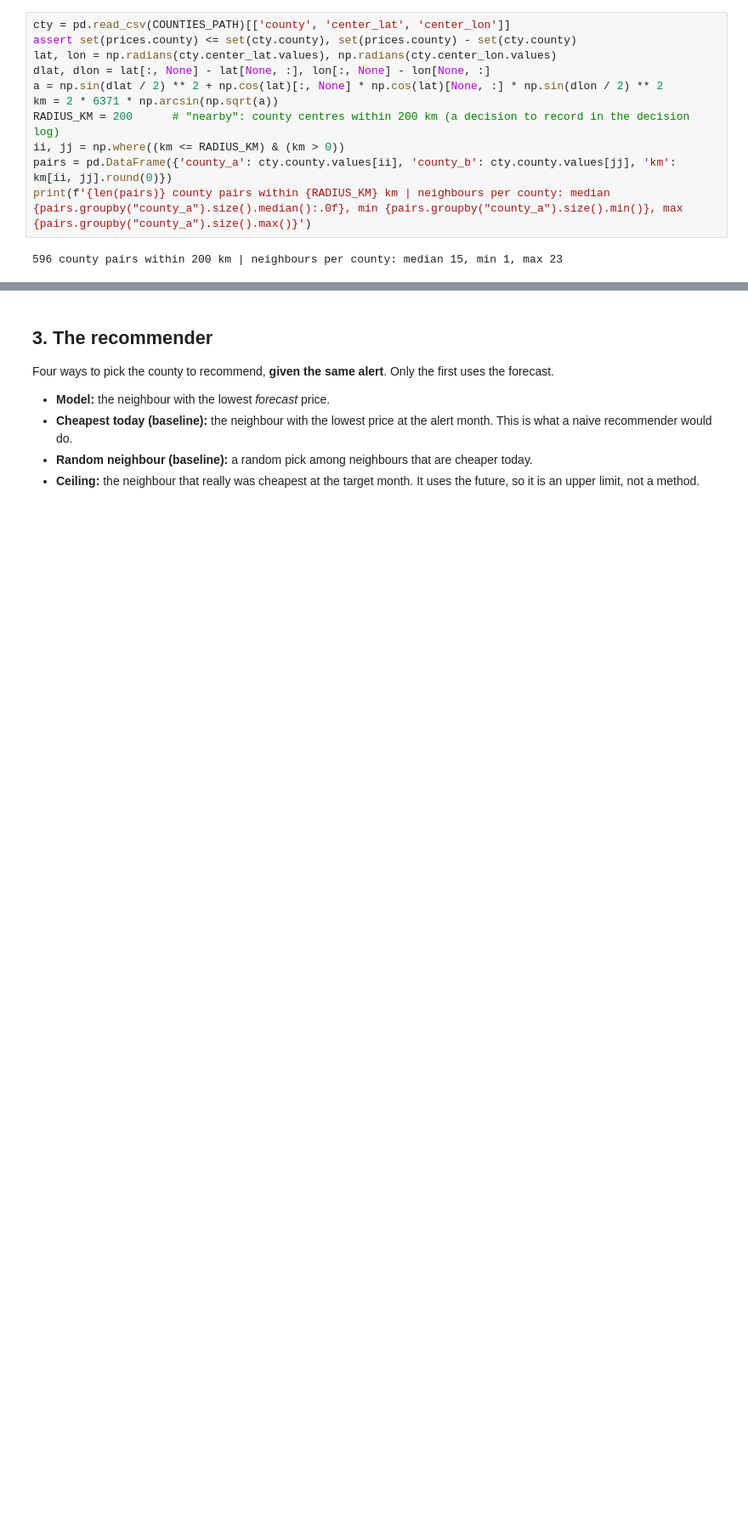
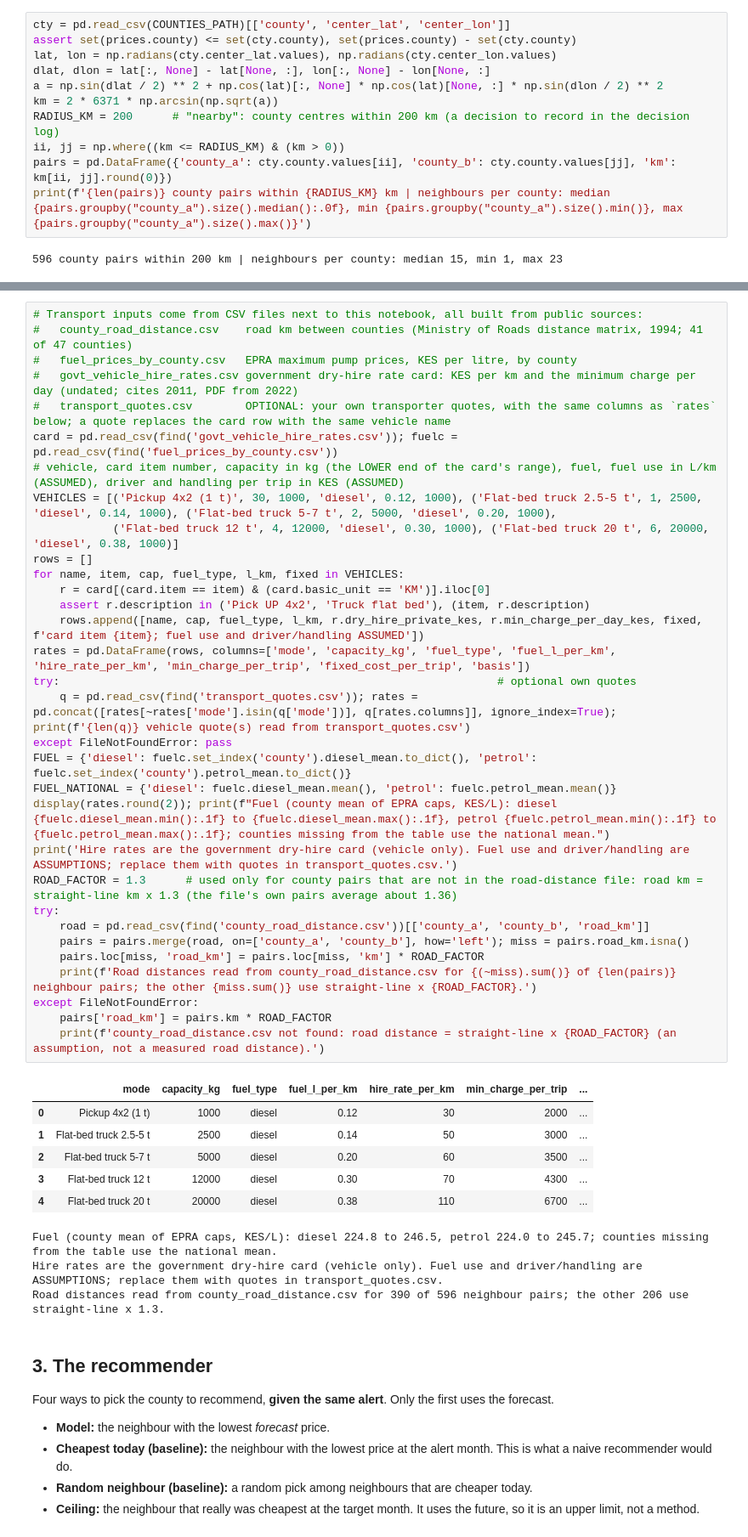
Before and after one commit to emergingleader/Soko_Radar, a Jupyter notebook: notebooks/05_recommender.ipynb, the cells around one changed output, grey strips where cells are left out. Shown at 85% size. Cells and saved outputs as stored; diff of their text form; blank space fills up the shorter version.

```diff
--- a/notebooks/05_recommender.ipynb
+++ b/notebooks/05_recommender.ipynb
@@ -188,3 +192,45 @@ print(f'{len(pairs)} county pairs within {RADIUS_KM} km | neighbours per county:
+# %%
+# Transport inputs come from CSV files next to this notebook, all built from public sources:
+#   county_road_distance.csv    road km between counties (Ministry of Roads distance matrix, 1994; 41 of 47 counties)
+#   fuel_prices_by_county.csv   EPRA maximum pump prices, KES per litre, by county
+#   govt_vehicle_hire_rates.csv government dry-hire rate card: KES per km and the minimum charge per day (undated; cites 2011, PDF from 2022)
+#   transport_quotes.csv        OPTIONAL: your own transporter quotes, with the same columns as `rates` below; a quote replaces the card row with the same vehicle name
+card = pd.read_csv(find('govt_vehicle_hire_rates.csv')); fuelc = pd.read_csv(find('fuel_prices_by_county.csv'))
+# vehicle, card item number, capacity in kg (the LOWER end of the card's range), fuel, fuel use in L/km (ASSUMED), driver and handling per trip in KES (ASSUMED)
+VEHICLES = [('Pickup 4x2 (1 t)', 30, 1000, 'diesel', 0.12, 1000), ('Flat-bed truck 2.5-5 t', 1, 2500, 'diesel', 0.14, 1000), ('Flat-bed truck 5-7 t', 2, 5000, 'diesel', 0.20, 1000),
+            ('Flat-bed truck 12 t', 4, 12000, 'diesel', 0.30, 1000), ('Flat-bed truck 20 t', 6, 20000, 'diesel', 0.38, 1000)]
+rows = []
+for name, item, cap, fuel_type, l_km, fixed in VEHICLES:
+    r = card[(card.item == item) & (card.basic_unit == 'KM')].iloc[0]
+    assert r.description in ('Pick UP 4x2', 'Truck flat bed'), (item, r.description)
+    rows.append([name, cap, fuel_type, l_km, r.dry_hire_private_kes, r.min_charge_per_day_kes, fixed, f'card item {item}; fuel use and driver/handling ASSUMED'])
+rates = pd.DataFrame(rows, columns=['mode', 'capacity_kg', 'fuel_type', 'fuel_l_per_km', 'hire_rate_per_km', 'min_charge_per_trip', 'fixed_cost_per_trip', 'basis'])
+try:                                                                  # optional own quotes
+    q = pd.read_csv(find('transport_quotes.csv')); rates = pd.concat([rates[~rates['mode'].isin(q['mode'])], q[rates.columns]], ignore_index=True); print(f'{len(q)} vehicle quote(s) read from transport_quotes.csv')
+except FileNotFoundError: pass
+FUEL = {'diesel': fuelc.set_index('county').diesel_mean.to_dict(), 'petrol': fuelc.set_index('county').petrol_mean.to_dict()}
+FUEL_NATIONAL = {'diesel': fuelc.diesel_mean.mean(), 'petrol': fuelc.petrol_mean.mean()}
+display(rates.round(2)); print(f"Fuel (county mean of EPRA caps, KES/L): diesel {fuelc.diesel_mean.min():.1f} to {fuelc.diesel_mean.max():.1f}, petrol {fuelc.petrol_mean.min():.1f} to {fuelc.petrol_mean.max():.1f}; counties missing from the table use the national mean.")
+print('Hire rates are the government dry-hire card (vehicle only). Fuel use and driver/handling are ASSUMPTIONS; replace them with quotes in transport_quotes.csv.')
+ROAD_FACTOR = 1.3      # used only for county pairs that are not in the road-distance file: road km = straight-line km x 1.3 (the file's own pairs average about 1.36)
+try:
+    road = pd.read_csv(find('county_road_distance.csv'))[['county_a', 'county_b', 'road_km']]
+    pairs = pairs.merge(road, on=['county_a', 'county_b'], how='left'); miss = pairs.road_km.isna()
+    pairs.loc[miss, 'road_km'] = pairs.loc[miss, 'km'] * ROAD_FACTOR
+    print(f'Road distances read from county_road_distance.csv for {(~miss).sum()} of {len(pairs)} neighbour pairs; the other {miss.sum()} use straight-line x {ROAD_FACTOR}.')
+except FileNotFoundError:
+    pairs['road_km'] = pairs.km * ROAD_FACTOR
+    print(f'county_road_distance.csv not found: road distance = straight-line x {ROAD_FACTOR} (an assumption, not a measured road distance).')
+# %% [output]
+|  | mode | capacity_kg | fuel_type | fuel_l_per_km | hire_rate_per_km | min_charge_per_trip | ... |
+| 0 | Pickup 4x2 (1 t) | 1000 | diesel | 0.12 | 30 | 2000 | ... |
+| 1 | Flat-bed truck 2.5-5 t | 2500 | diesel | 0.14 | 50 | 3000 | ... |
+| 2 | Flat-bed truck 5-7 t | 5000 | diesel | 0.20 | 60 | 3500 | ... |
+| 3 | Flat-bed truck 12 t | 12000 | diesel | 0.30 | 70 | 4300 | ... |
+| 4 | Flat-bed truck 20 t | 20000 | diesel | 0.38 | 110 | 6700 | ... |
+Fuel (county mean of EPRA caps, KES/L): diesel 224.8 to 246.5, petrol 224.0 to 245.7; counties missing from the table use the national mean.
+Hire rates are the government dry-hire card (vehicle only). Fuel use and driver/handling are ASSUMPTIONS; replace them with quotes in transport_quotes.csv.
+Road distances read from county_road_distance.csv for 390 of 596 neighbour pairs; the other 206 use straight-line x 1.3.
 # %% [markdown]
 ## 3. The recommender
 Four ways to pick the county to recommend, **given the same alert**. Only the first uses the forecast.
```
Also changed, not shown: parts of 14 cells of this notebook, 7 other files.
